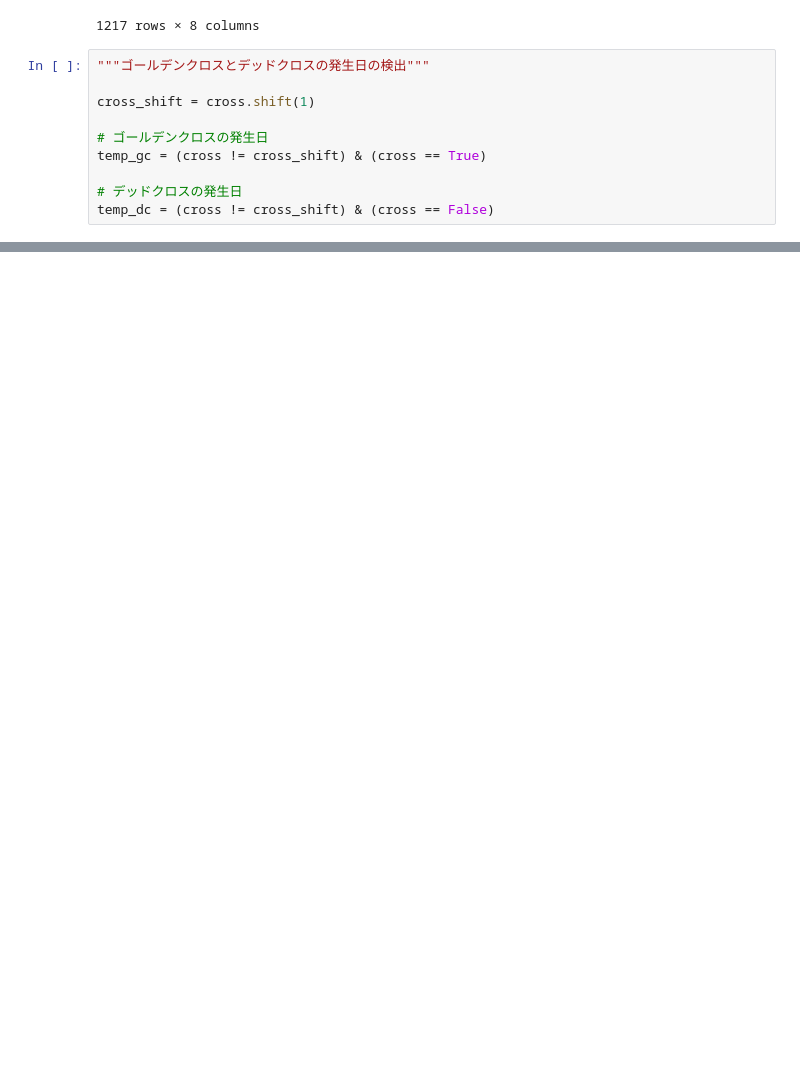
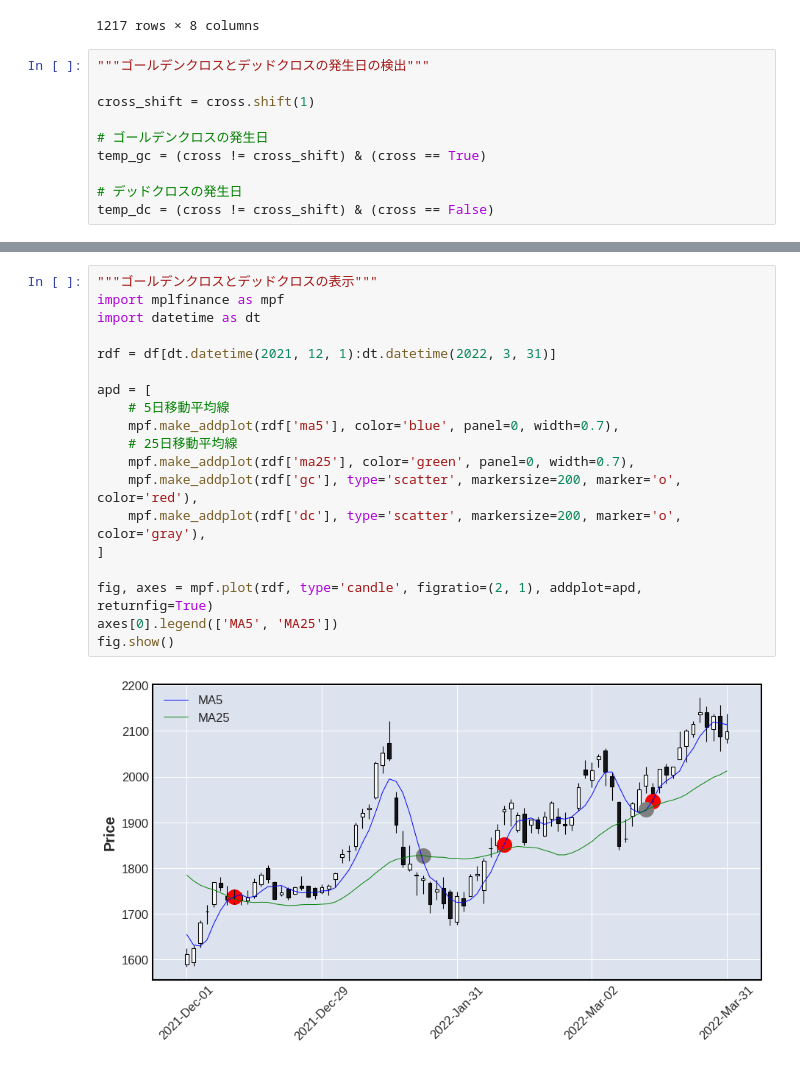
Before and after one commit to hirokimituya/book_stock-price-analysis, a Jupyter notebook: ch5.ipynb, the cells around one changed output, grey strips where cells are left out. Saved outputs shown, nothing was run; the diff lists cells and outputs as text; blank space fills up the shorter version.

```diff
--- a/ch5.ipynb
+++ b/ch5.ipynb
@@ -225,0 +259,21 @@ temp_dc = (cross != cross_shift) & (cross == False)
+# %%
+"""ゴールデンクロスとデッドクロスの表示"""
+import mplfinance as mpf
+import datetime as dt
+
+rdf = df[dt.datetime(2021, 12, 1):dt.datetime(2022, 3, 31)]
+
+apd = [
+    # 5日移動平均線
+    mpf.make_addplot(rdf['ma5'], color='blue', panel=0, width=0.7),
+    # 25日移動平均線
+    mpf.make_addplot(rdf['ma25'], color='green', panel=0, width=0.7),
+    mpf.make_addplot(rdf['gc'], type='scatter', markersize=200, marker='o', color='red'),
+    mpf.make_addplot(rdf['dc'], type='scatter', markersize=200, marker='o', color='gray'),
+]
+
+fig, axes = mpf.plot(rdf, type='candle', figratio=(2, 1), addplot=apd, returnfig=True)
+axes[0].legend(['MA5', 'MA25'])
+fig.show()
+# %% [output]
+[figure, added]
```
Also changed, not shown: parts of 6 cells of this notebook.
